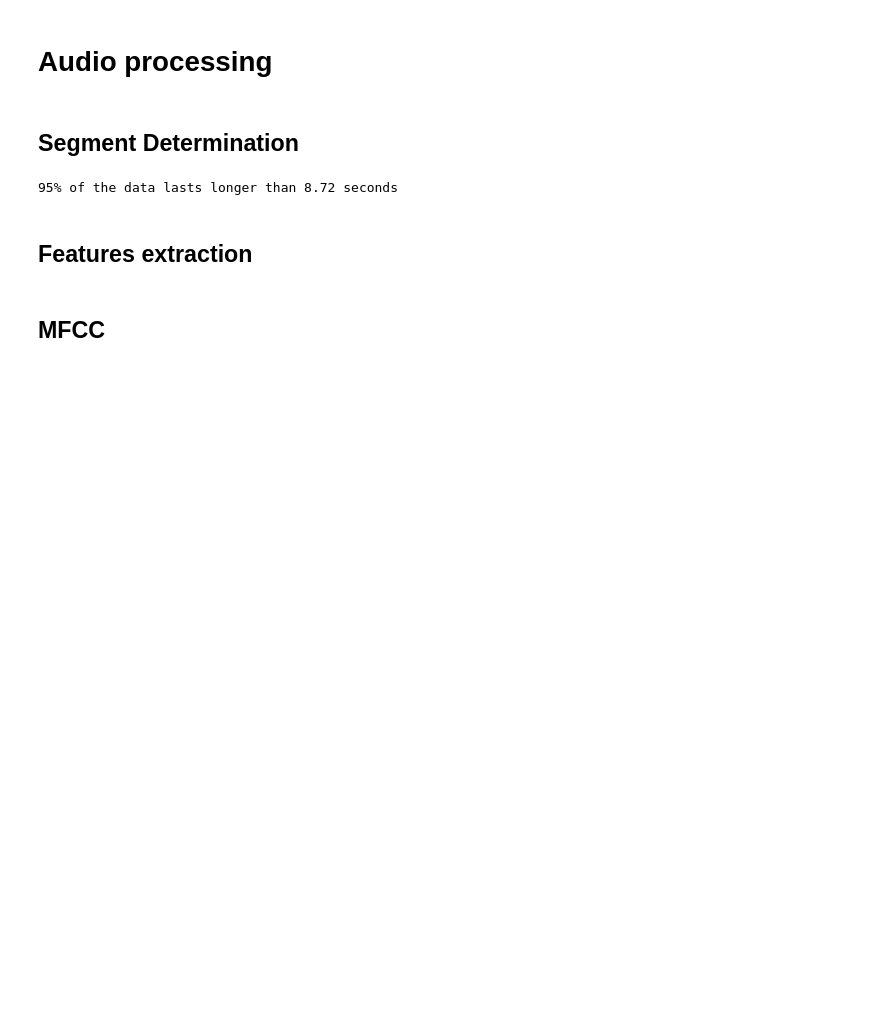
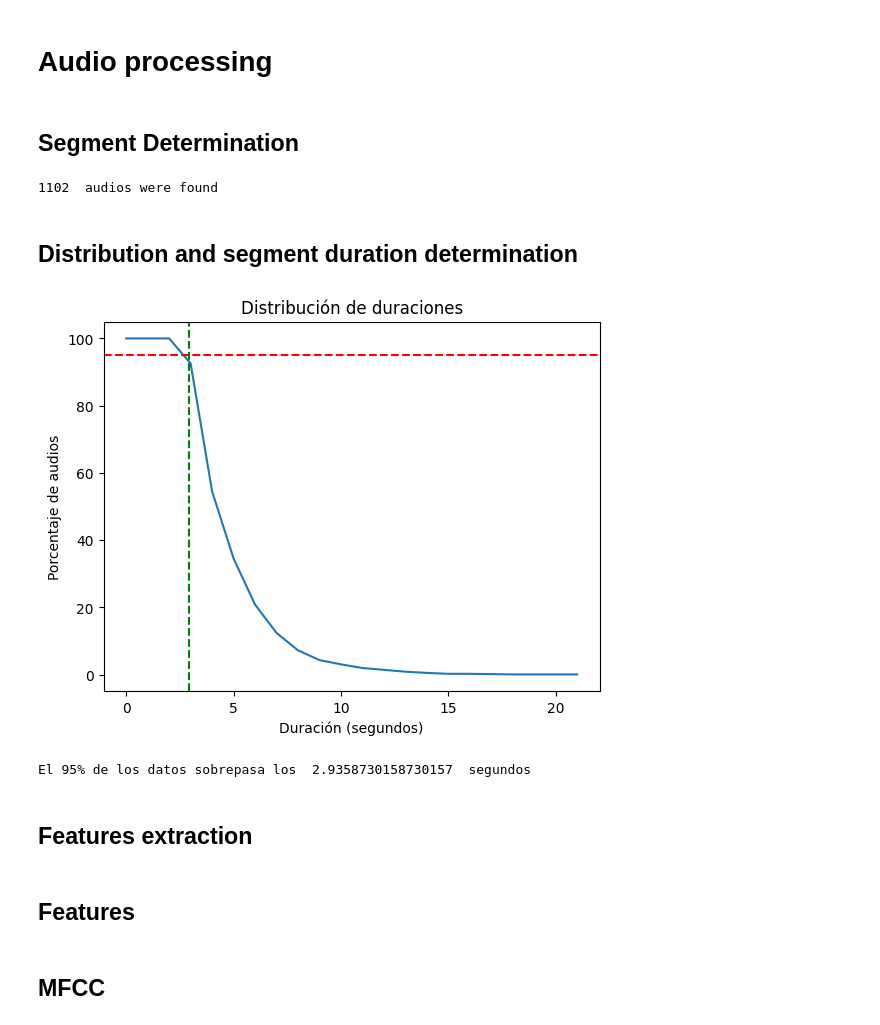
Before and after one commit to jcguerra10/SentimentRecognition, a Jupyter notebook: jupyter/data_join.ipynb, the cells around one changed output. Drawn from its saved outputs; the diff is of its cells as text; code cells hidden in the pictures; blank space fills up the shorter version.

```diff
--- a/jupyter/data_join.ipynb
+++ b/jupyter/data_join.ipynb
@@ -431,28 +242,3 @@ df_clean_imp.shape
 # Audio processing
 # %% [markdown]
 ## Segment Determination
-# %%
-import os
-import librosa
-
-ruta = '../data/audios/'
-carpetas = ['train', 'test', 'validation']
-duraciones = []
-
-for carpeta in carpetas:
-    carpeta_ruta = os.path.join(ruta, carpeta)
-    archivos = os.listdir(carpeta_ruta)
-
-    for archivo in archivos:
-        archivo_ruta = os.path.join(carpeta_ruta, archivo)
-        if(".wav" in archivo_ruta):
-            duracion = librosa.get_duration(path=archivo_ruta)
-            duraciones.append(duracion)
-
-duraciones_ordenadas = sorted(duraciones)
-indice_95porciento = int(len(duraciones_ordenadas) * 0.95)
-duracion_minima_95porciento = duraciones_ordenadas[indice_95porciento]
-
-print("95% of the data lasts longer than {:.2f} seconds".format(duracion_minima_95porciento))
-# %% [output]
-95% of the data lasts longer than 8.72 seconds
@@ -459,3 +272,44 @@ print("95% of the data lasts longer than {:.2f} seconds".format(duracion_minima_
+# %%
+ruta = '../data/audios/'
+carpetas = ['train', 'test', 'validation']
+duraciones = obtener_duraciones(ruta,carpetas)
+print(len(duraciones)," audios were found")
+# %% [output]
+1102  audios were found
+# %% [markdown]
+
+## Distribution and segment duration determination
+# %%
+def graficar_distribucion(duraciones:list) -> float:
+    """
+    Receives a list of durations and plots their distribution using a Seaborn kernel density plot.
+    Also, calculates the value of the duration of the segments.
+
+    :param duraciones: The list of durations to plot.
+    :type duraciones: list
+    :return: The minimum duration for the creation of the segments
+    :rtype: list
+    """
+    audios_sorted = sorted(duraciones)
+    duracion_max = audios_sorted[-1]
+    pct_per_duracion = []
+    for i in range(int(duracion_max)+1):
+        pct_per_duracion.append(sum(d >= i for d in audios_sorted) / len(audios_sorted) * 100)
+    fig, ax = plt.subplots()
+    ax.plot(np.arange(duracion_max), pct_per_duracion)
+    minima= np.percentile(audios_sorted, 5)
+    ax.set(xlabel='Duración (segundos)', ylabel='Porcentaje de audios',
+           title='Distribución de duraciones')
+    ax.axhline(y=95, color='r', linestyle='--')
+    ax.axvline(x=minima, color='g', linestyle='--')
+    plt.show()
+    print("El 95% de los datos sobrepasa los ",minima," segundos")
+    return minima
+# %%
+minima=graficar_distribucion(duraciones)
+# %% [output]
+[figure, added]
+El 95% de los datos sobrepasa los  2.9358730158730157  segundos
 # %% [markdown]
 ## Features extraction
 # %%
@@ -501,0 +375,2 @@ mfccs = np.array(mfccs)
+# %% [markdown]
+## Features
```
Also changed, not shown: parts of 45 cells of this notebook.
